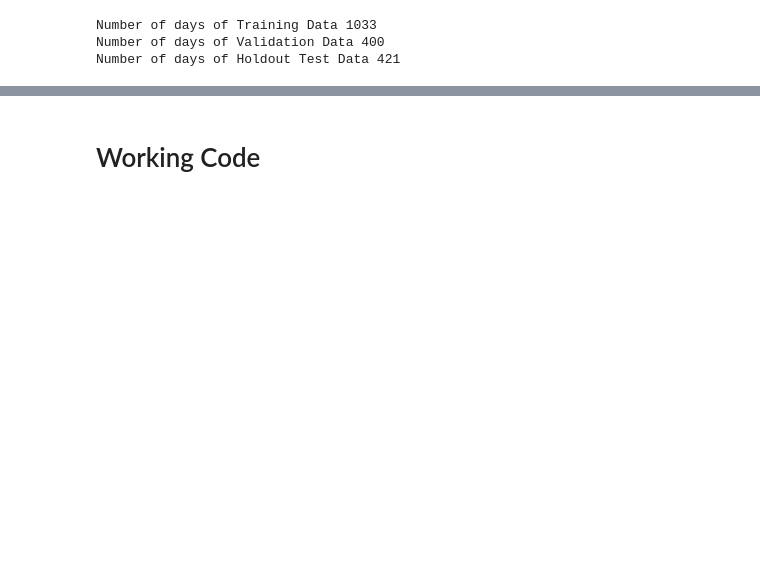
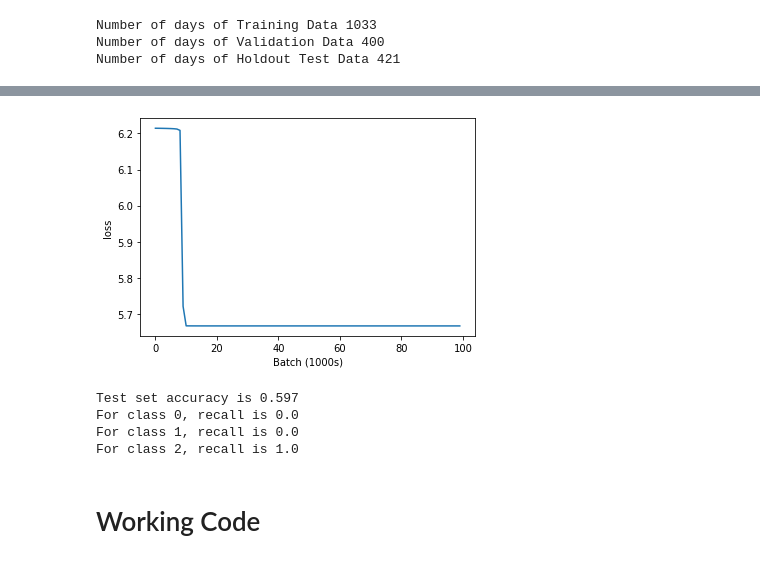
Before and after one commit to Cloblak/aipi540_deeplearning, a Jupyter notebook: 1D_CNN_Attempts/1D_CNN.ipynb, the cells around one changed output, grey strips where cells are left out. Saved outputs shown, nothing was run; the diff lists cells and outputs as text; code cells hidden in the pictures; blank space fills up the shorter version.

```diff
--- a/1D_CNN_Attempts/1D_CNN.ipynb
+++ b/1D_CNN_Attempts/1D_CNN.ipynb
@@ -576,7 +420,0 @@ output_dim= 1   # number of classes
-# %%
-model = MulticlassClassification(input_dim,hidden_dim,output_dim)#num_feature = NUM_FEATURES, num_class=NUM_CLASSES)
-model.to(device)
-
-criterion = nn.CrossEntropyLoss()
-optimizer = optim.Adam(model.parameters(), lr=LEARNING_RATE)
-print(model)
@@ -664,0 +446,10 @@ RuntimeError: ignored
+# %%
+# Get next batch of training images
+windows, labels = iter(train_loader).next()
+print(windows.shape)
+windows = windows.numpy()
+
+# plot the windows in the batch, along with the corresponding labels
+fig = plt.figure(figsize=(15, 5))
+for idx in range(batch_size):
+    print(labels[idx])
@@ -664,0 +500,6 @@ RuntimeError: ignored
+# %%
+# Instantiate the model
+net = StockShiftClassification().float()
+
+# Display a summary of the layers of the model and output shape after each layer
+summary(net,(windows.shape[1:]),batch_size=batch_size,device="cpu")
@@ -664,0 +524,6 @@ RuntimeError: ignored
+# %%
+# Cross entropy loss combines softmax and nn.NLLLoss() in one single class.
+criterion = nn.CrossEntropyLoss()
+
+# Define optimizer
+optimizer = optim.SGD(net.parameters(), lr=0.01)
@@ -664,0 +573,12 @@ RuntimeError: ignored
+# %%
+# Train the model
+device = torch.device("cuda" if torch.cuda.is_available() else "cpu")
+n_epochs = 100
+cost_path = train_model(net.float(),criterion,optimizer,train_loader,n_epochs,device)
+
+# visualize the loss as the network trained
+plt.plot(cost_path)
+plt.xlabel('Batch (1000s)')
+plt.ylabel('loss')
+plt.show()
+# %% [output]
@@ -664,0 +602 @@ RuntimeError: ignored
+[figure, added]
@@ -665,2 +646,13 @@ RuntimeError: ignored
+# %%
+# Calculate the test set accuracy and recall for each class
+acc,recall_vals = test_model(net,val_loader,device)
+print('Test set accuracy is {:.3f}'.format(acc))
+for i in range(3):
+    print('For class {}, recall is {}'.format(classes[i],recall_vals[i]))
+# %% [output]
+Test set accuracy is 0.597
+For class 0, recall is 0.0
+For class 1, recall is 0.0
+For class 2, recall is 1.0
 # %% [markdown]
 # Working Code
```
Also changed, not shown: parts of 102 cells of this notebook.
